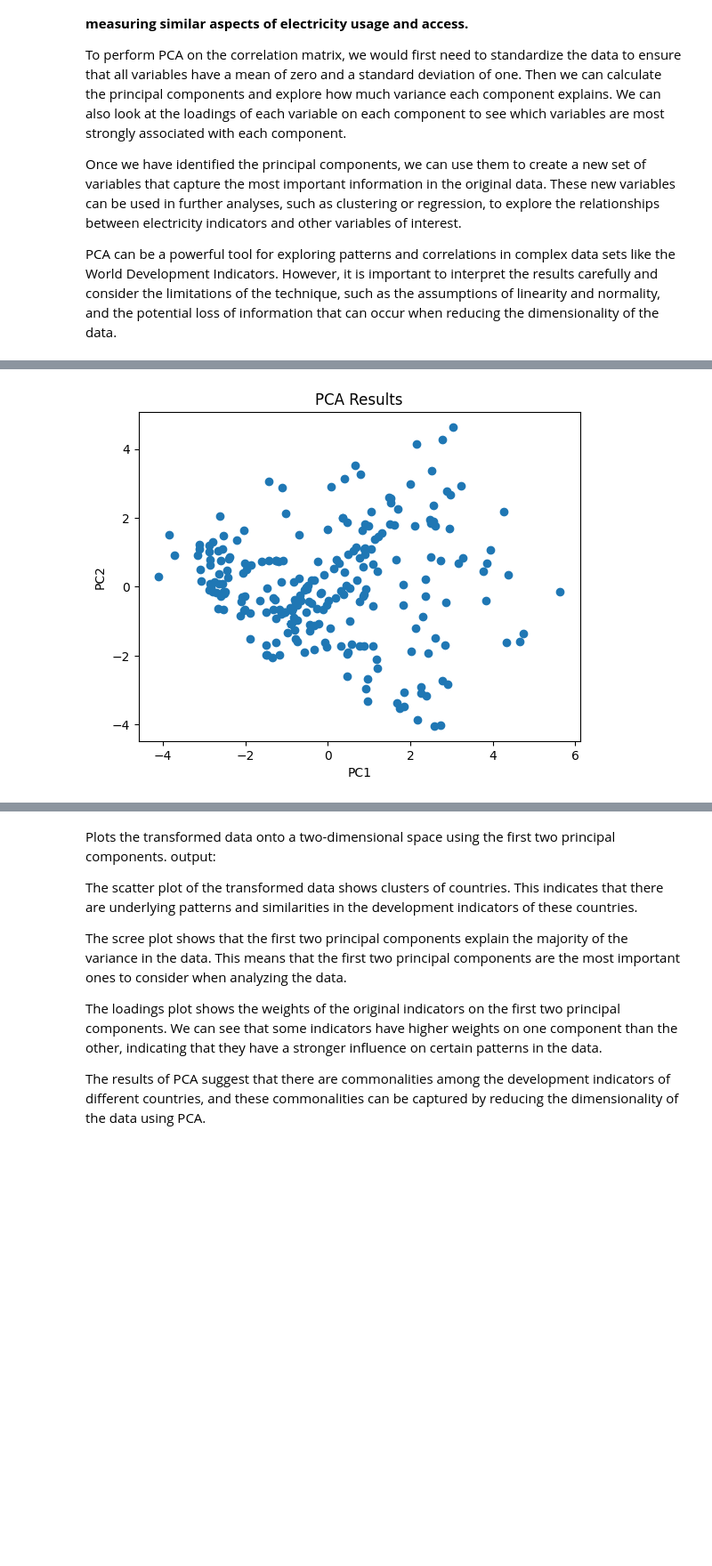
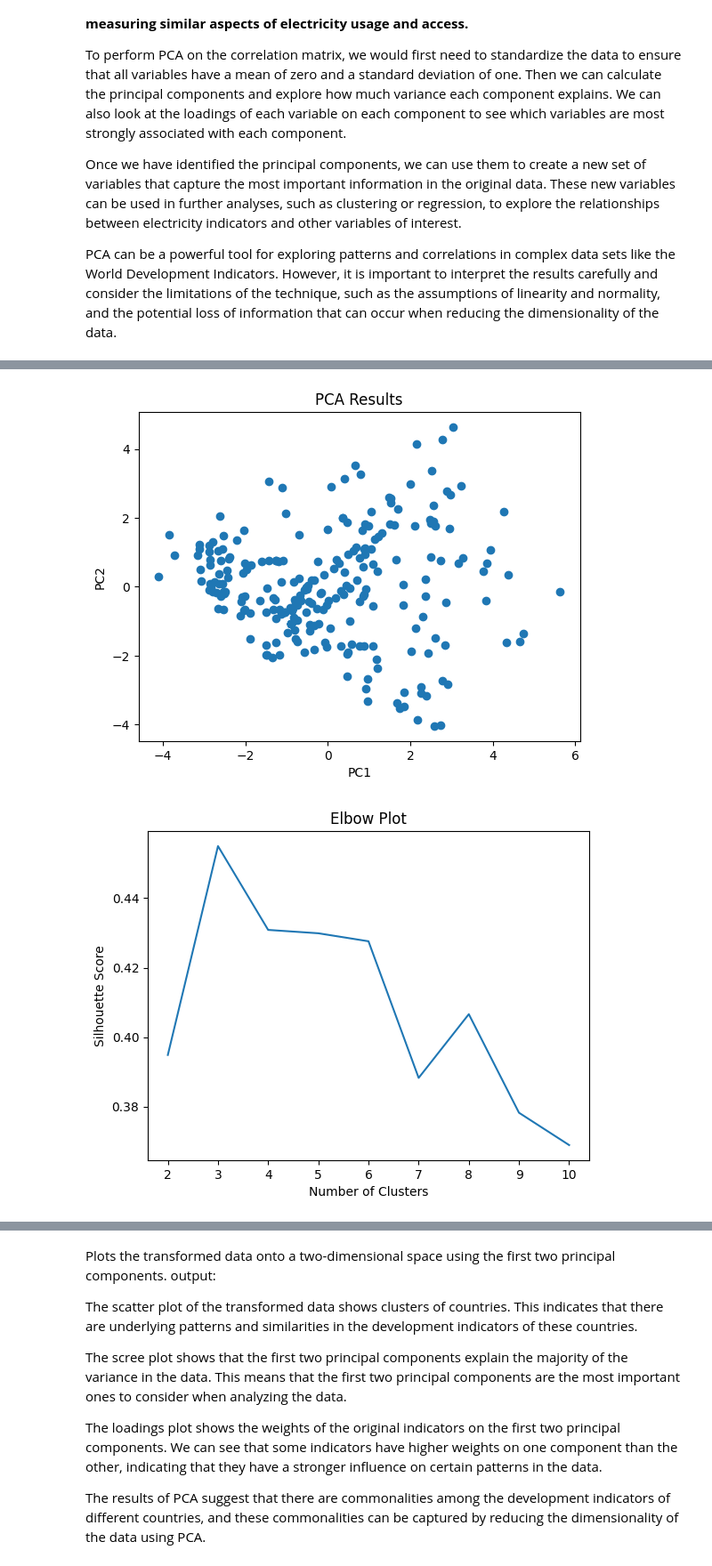
Before and after one commit to MaliheDahmardeh/World-Development-Indicators, a Jupyter notebook: WDI.ipynb, the cells around one changed output, grey strips where cells are left out. Shown at 89% size. Drawn from its saved outputs; the diff is of its cells as text; code cells hidden in the pictures; blank space fills up the shorter version.

```diff
--- a/WDI.ipynb
+++ b/WDI.ipynb
@@ -460,30 +460,61 @@ plt.xlabel('Principal Component')
 plt.ylabel('Explained Variance Ratio')
 plt.title('Scree Plot')
 plt.show()
 
 # Get the loadings for the first two principal components
 loadings = pca.components_[:2].T
 
 # Plot the loadings
 plt.bar(np.arange(loadings.shape[0]), loadings[:, 0], alpha=0.5, label='PC1')
 plt.bar(np.arange(loadings.shape[0]), loadings[:, 1], alpha=0.5, label='PC2')
 plt.xticks(np.arange(loadings.shape[0]), pivoted.columns, rotation=90)
 plt.xlabel('Indicator')
 plt.ylabel('Loading')
 plt.title('PCA Loadings')
 plt.legend()
 plt.show()
 
 # Transform the data to the first two principal components
 pca_data = pca.transform(scaled_data)[:, :2]
 
 # Plot the transformed data
 plt.scatter(pca_data[:, 0], pca_data[:, 1])
 plt.xlabel('PC1')
 plt.ylabel('PC2')
 plt.title('PCA Results')
 plt.show()
+
+from sklearn.cluster import KMeans
+from sklearn.metrics import silhouette_score
+import matplotlib.pyplot as plt
+
+# Create a list of silhouette scores for different k values
+silhouette_scores = []
+for k in range(2, 11):
+    kmeans = KMeans(n_clusters=k, init='k-means++', n_init=10, max_iter=300, random_state=42)
+    kmeans.fit(pca_data)
+    silhouette_scores.append(silhouette_score(pca_data, kmeans.labels_))
+
+# Plot the elbow plot
+plt.plot(range(2, 11), silhouette_scores)
+plt.title('Elbow Plot')
+plt.xlabel('Number of Clusters')
+plt.ylabel('Silhouette Score')
+plt.show()
+
+# Perform KMeans clustering on the transformed data
+kmeans = KMeans(n_clusters=4, random_state=42, n_init=30)
+clusters = kmeans.fit_predict(pca_data)
+
+# Plot the scatter plot with different colors for each cluster
+plt.scatter(pca_data[:, 0], pca_data[:, 1], c=clusters, cmap='viridis')
+plt.xlabel('PC1')
+plt.ylabel('PC2')
+plt.title('PCA Results with Clusters')
+plt.colorbar()
+plt.show()
 # %% [output]
 [figure]
 [figure]
 [figure]
+[figure, added]
```
Also changed, not shown: parts of 1 cell of this notebook.
